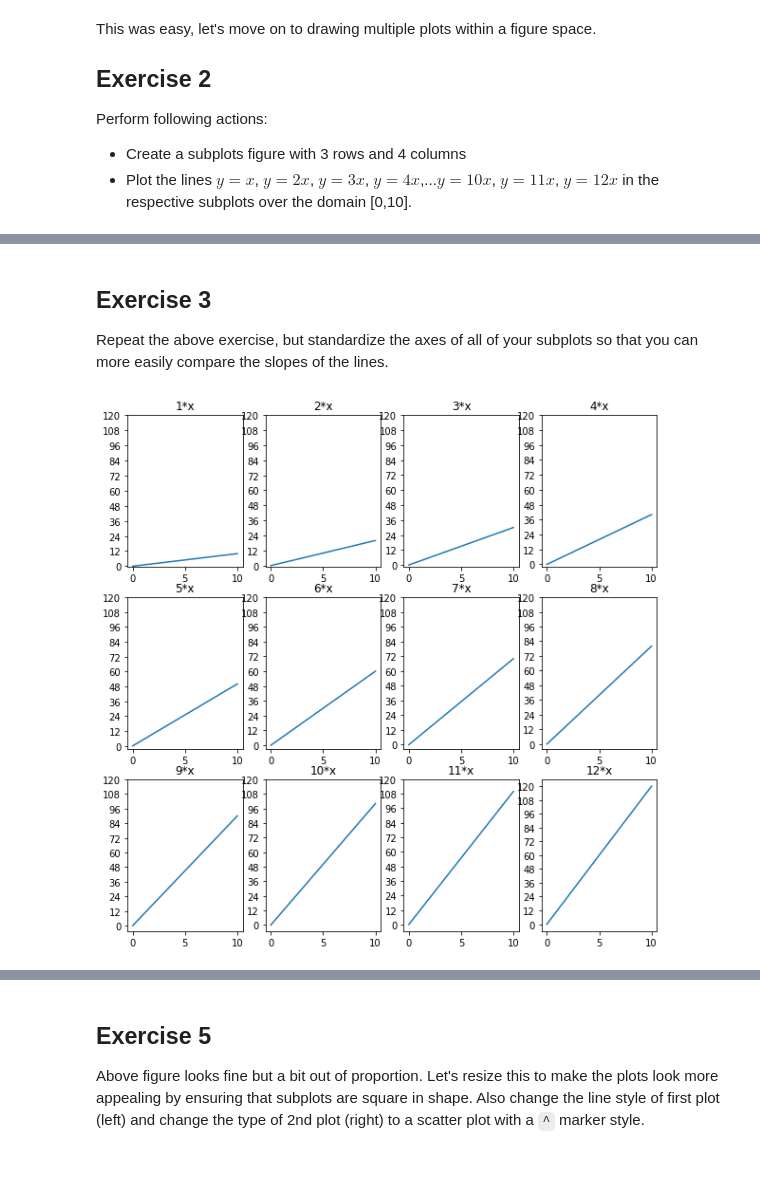
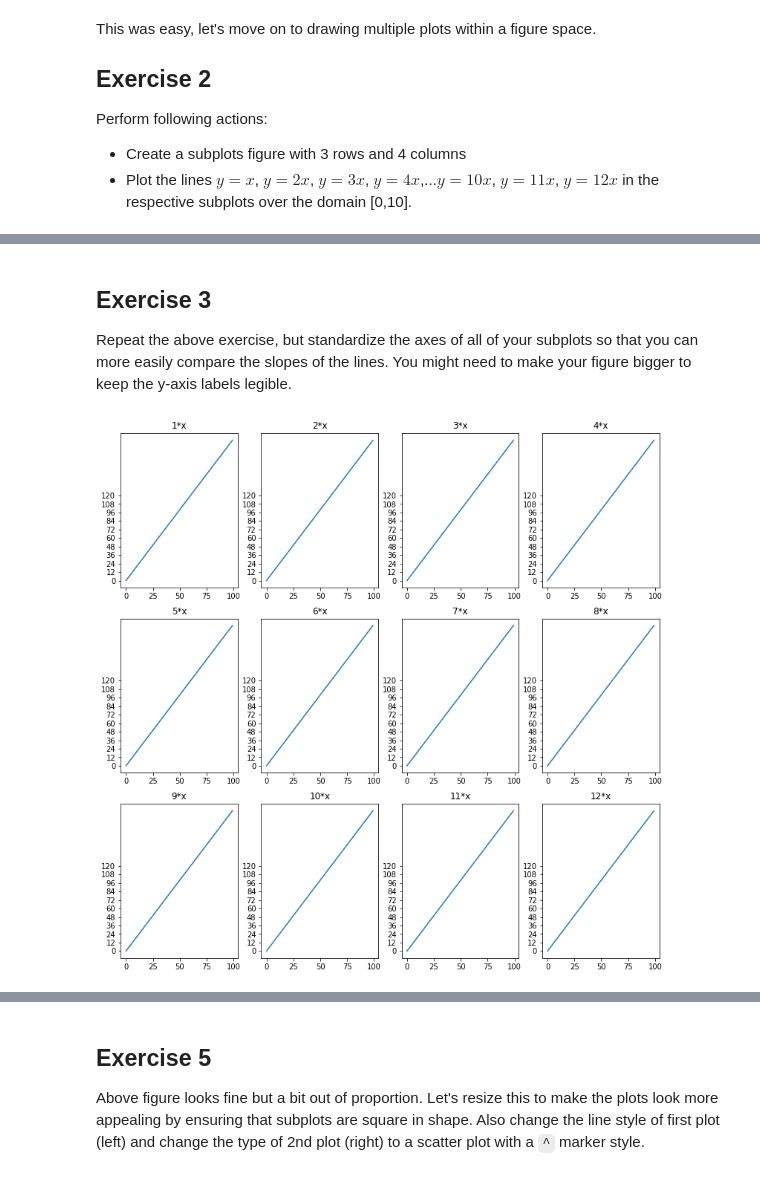
Before and after one commit to learn-co-curriculum/dsc-more-practice-with-matplotlib-lab, a Jupyter notebook: index.ipynb, the cells around one changed output, grey strips where cells are left out. Drawn from its saved outputs; the diff is of its cells as text; code cells hidden in the pictures.

```diff
--- a/index.ipynb
+++ b/index.ipynb
@@ -83,12 +83,12 @@ Perform following actions:
 * Plot the lines $y=x$, $y=2x$, $y=3x$, $y=4x$,...$y=10x$, $y=11x$, $y=12x$ in the respective subplots over the domain [0,10].
 # %%
 fig, axes = plt.subplots(nrows=3, ncols=4, figsize=(10,10))
-x = np.linspace(0,10, 21)
+
 for i in range(1,13):
     row = (i-1)//4
     col = i%4-1
     ax = axes[row][col]
-    y = [xi*i for xi in x]
-    ax.plot(x, y)
+    y_new = [xi*i for xi in x]
+    ax.plot(x, y_new)
     ax.set_title('{}*x'.format(i))
 # %% [output]
@@ -96,20 +96,20 @@ for i in range(1,13):
 # %% [markdown]
 ## Exercise 3
 
-Repeat the above exercise, but standardize the axes of all of your subplots so that you can more easily compare the slopes of the lines.
+Repeat the above exercise, but standardize the axes of all of your subplots so that you can more easily compare the slopes of the lines. You might need to make your figure bigger to keep the y-axis labels legible.
 # %%
-fig, axes = plt.subplots(nrows=3, ncols=4, figsize=(10,10))
-x = np.linspace(0,10, 21)
+fig, axes = plt.subplots(nrows=3, ncols=4, figsize=(13,13))
+
 for i in range(1,13):
     row = (i-1)//4
     col = i%4-1
     ax = axes[row][col]
-    y = [xi*i for xi in x]
+    y_new = [xi*i for xi in x]
     ax.plot(x, y)
     ax.set_title('{}*x'.format(i))
     ax.set_yticks(np.linspace(0,120,11))
 # %% [output]
-[figure, old version]
+[figure, new version]
 # %% [markdown]
 ## Exercise 4
 
```
Also changed, not shown: parts of 3 cells of this notebook, 4 other files.
